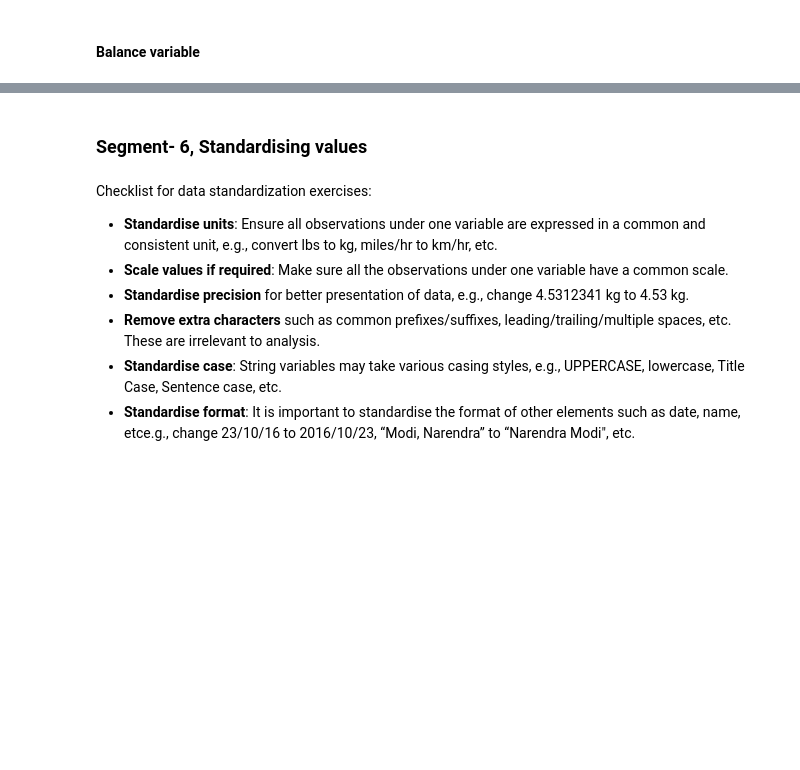
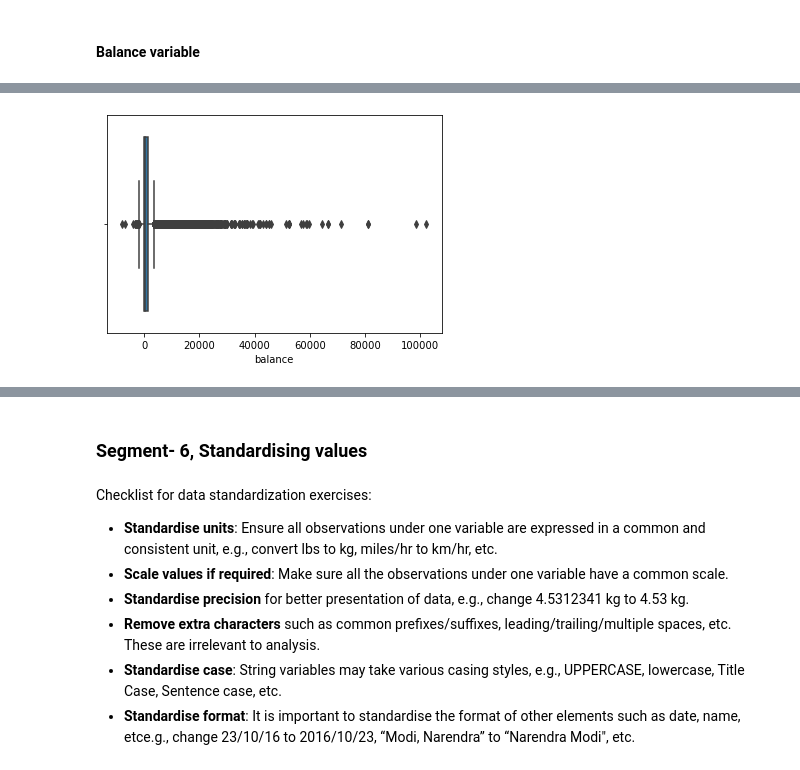
Before and after one commit to deepak7meher/machine-learning, a Jupyter notebook: Bank+Marketing+Campaign.ipynb, the cells around one changed output, grey strips where cells are left out. Saved outputs shown, nothing was run; the diff lists cells and outputs as text; code cells hidden in the pictures; blank space fills up the shorter version.

```diff
--- a/Bank+Marketing+Campaign.ipynb
+++ b/Bank+Marketing+Campaign.ipynb
@@ -378,4 +420,8 @@ NameError: name 'inp0' is not defined
 # %%
 #plot the boxplot of balance variable.
+sns.boxplot(inp0.balance)
+plt.show()
+# %% [output]
+[figure, added]
 # %%
 #plot the boxplot of balance variable after scaling in 8:2.
```
Also changed, not shown: parts of 11 cells of this notebook.
